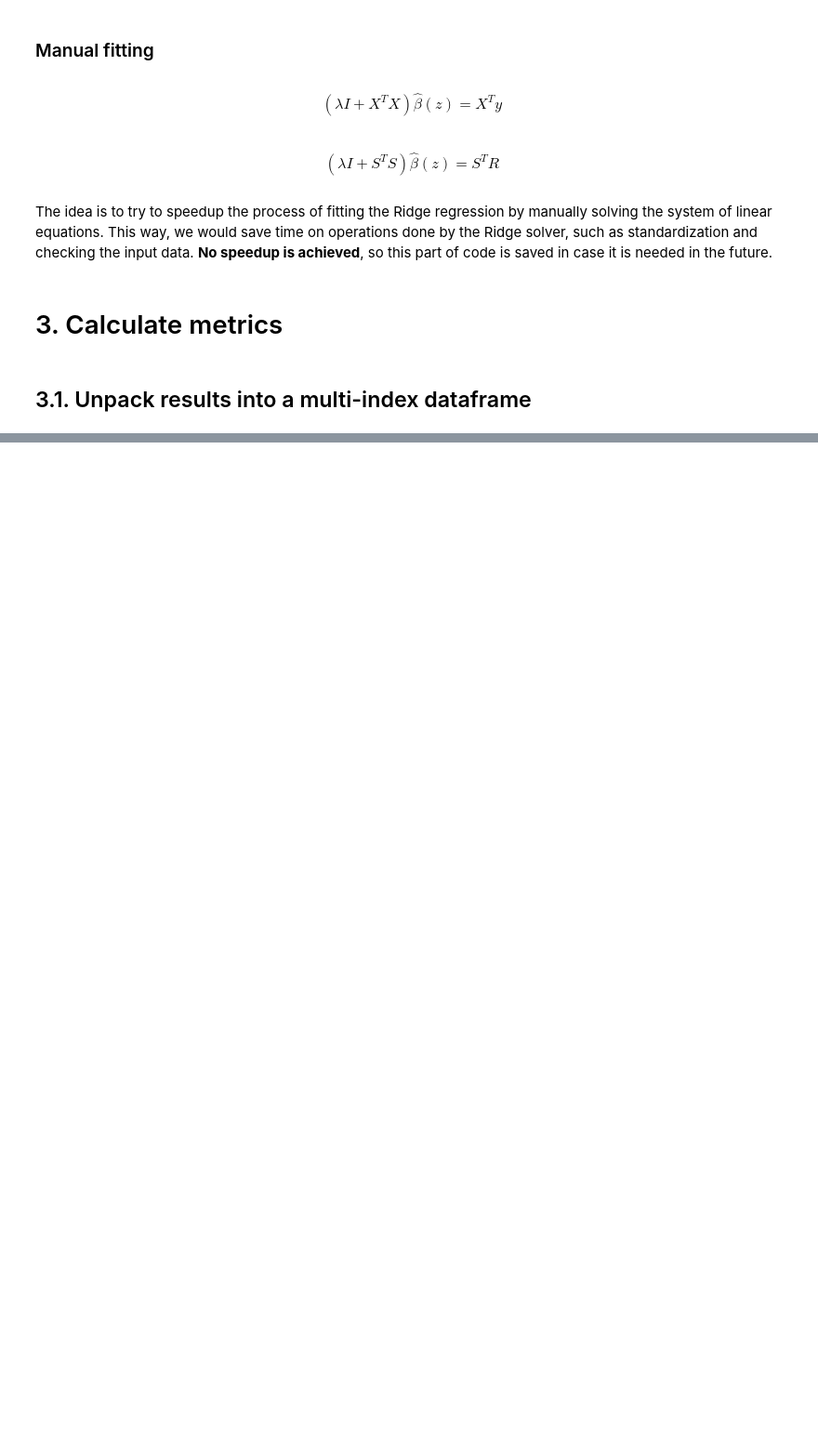
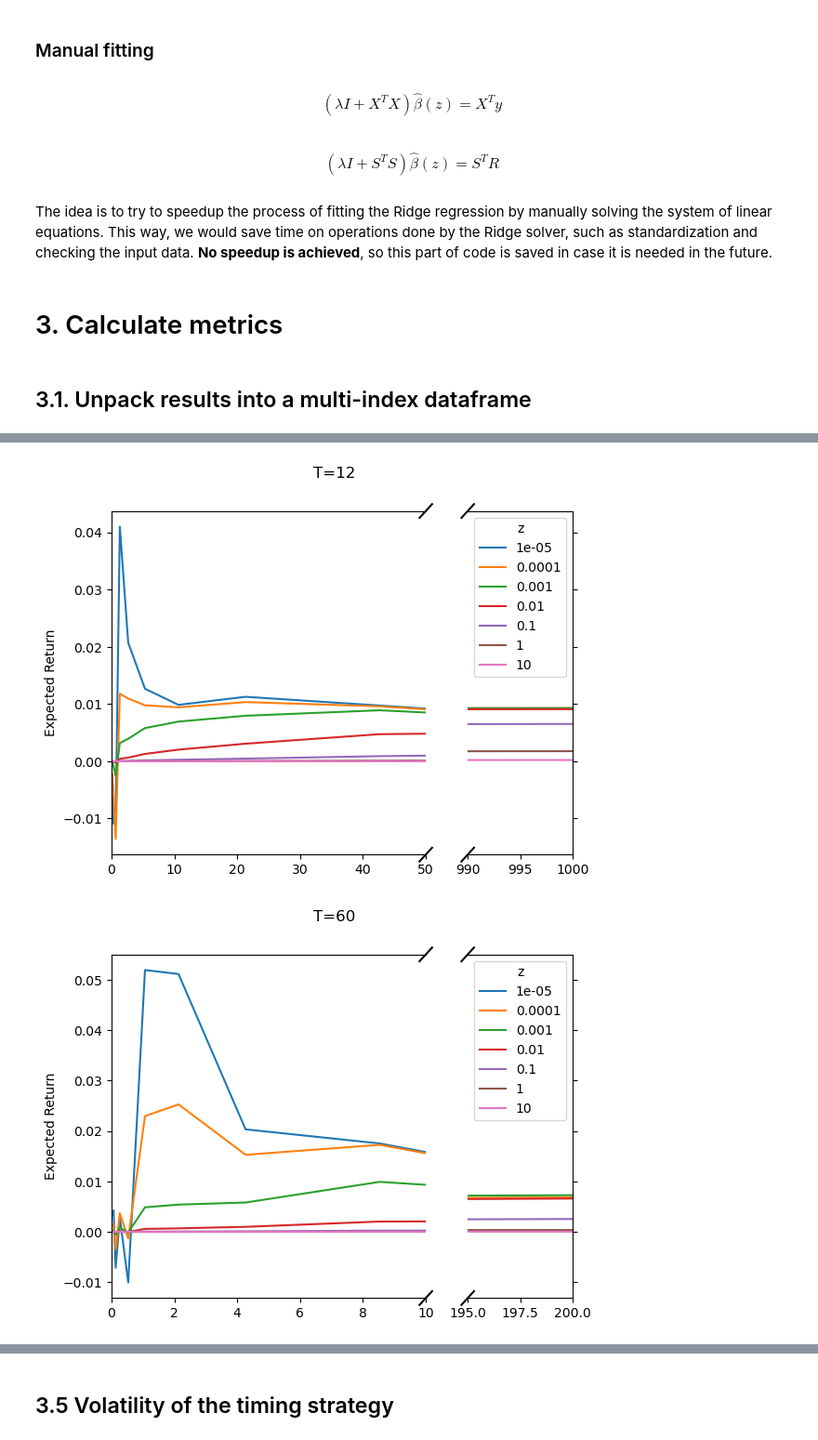
Before and after one commit to zivmi/voc_reproduction, a Jupyter notebook: notebooks/03-mz-voc-curve.ipynb, the cells around one changed output, grey strips where cells are left out. Shown at 93% size. Cells and saved outputs as stored; diff of their text form; code cells hidden in the pictures; blank space fills up the shorter version.

```diff
--- a/notebooks/03-mz-voc-curve.ipynb
+++ b/notebooks/03-mz-voc-curve.ipynb
@@ -759,0 +737,4 @@ b12
+# %%
+strategy_returns = strategy_returns_df.mean().unstack().reset_index()
+strategy_returns['c'] = strategy_returns['P']/strategy_returns['T']
+strategy_returns.head()
@@ -759,0 +748,9 @@ b12
+# %%
+for T in T_list:
+    plot_broken_x(strategy_returns, T, z_list,
+                  "Expected Return",
+                  f"../reports/figures/ER_T{T}_seed{seed}.png",
+                  ytype=None)
+# %% [output]
+[figure, added]
+[figure, added]
@@ -759,0 +758,2 @@ b12
+# %% [markdown]
+## 3.5 Volatility of the timing strategy
```
Also changed, not shown: parts of 44 cells of this notebook, 1 other file.
